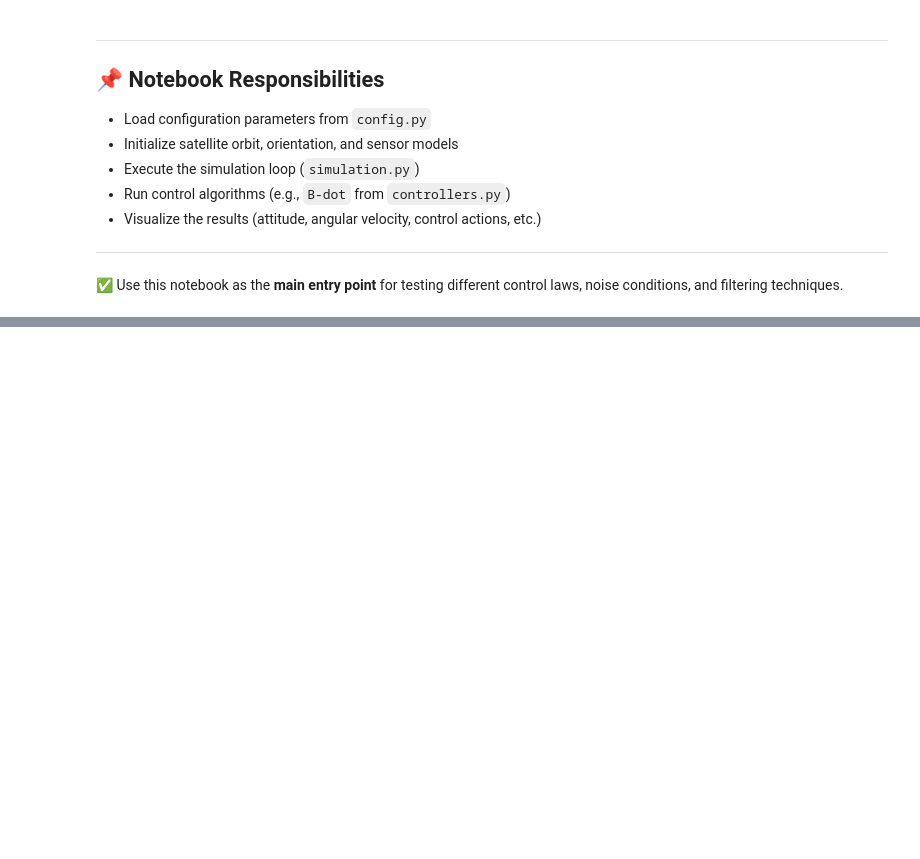
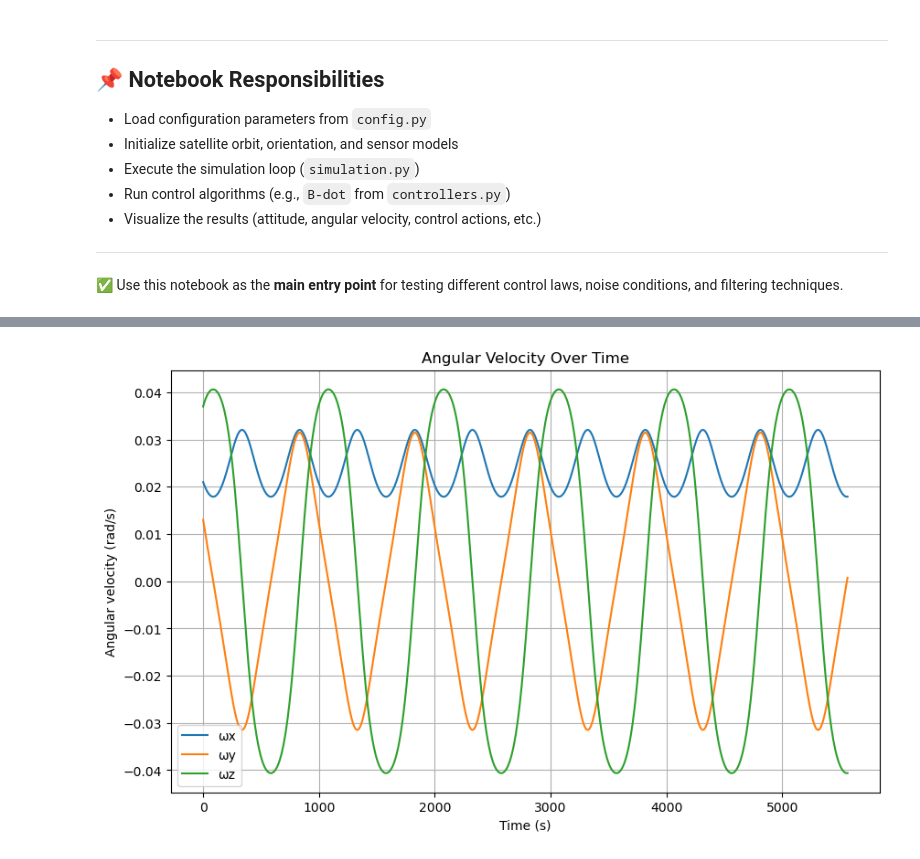
Before and after one commit to AitenAndGo/ADCS, a Jupyter notebook: adcs_sim/_simulation.ipynb, the cells around one changed output, grey strips where cells are left out. Cells and saved outputs as stored; diff of their text form; code cells hidden in the pictures; blank space fills up the shorter version.

```diff
--- a/adcs_sim/_simulation.ipynb
+++ b/adcs_sim/_simulation.ipynb
@@ -94,0 +99,14 @@ TypeError: list indices must be integers or slices, not tuple
+# %%
+# Angular velocity plot
+plt.figure(figsize=(10, 6))
+plt.plot(times, omegas[:, 0], label='ωx')
+plt.plot(times, omegas[:, 1], label='ωy')
+plt.plot(times, omegas[:, 2], label='ωz')
+plt.title('Angular Velocity Over Time')
+plt.xlabel('Time (s)')
+plt.ylabel('Angular velocity (rad/s)')
+plt.legend()
+plt.grid(True)
+plt.show()
+# %% [output]
+[figure, added]
```
Also changed, not shown: parts of 6 cells of this notebook, 2 other files.
